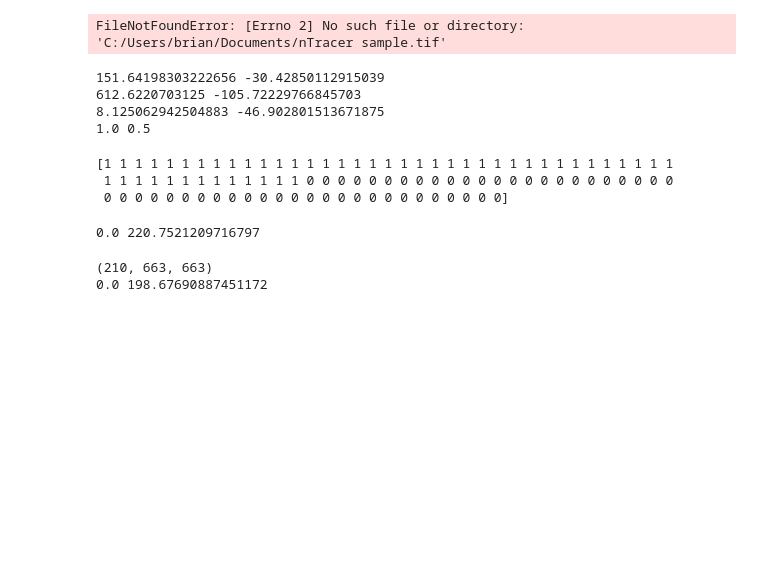
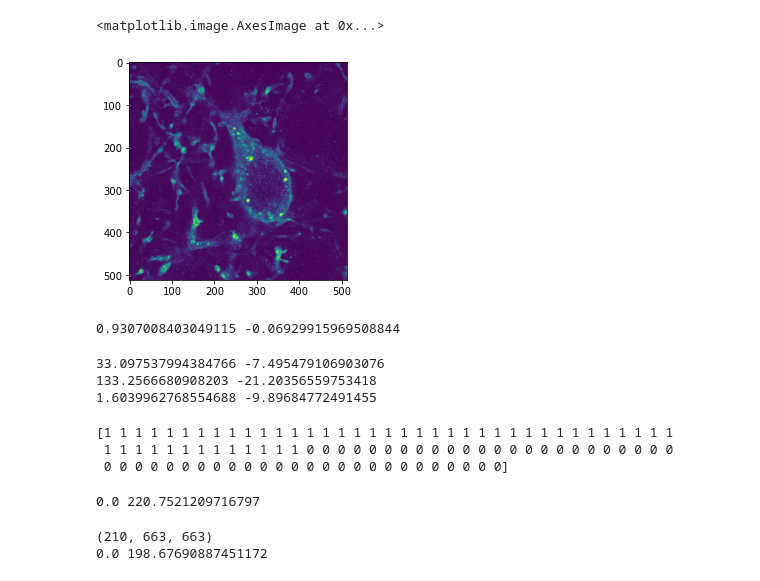
Before and after one commit to BrianTheAbyssGazer/Neuron-Reconstruction, a Jupyter notebook: segmentation.ipynb, the cells around one changed output. Saved outputs shown, nothing was run; the diff lists cells and outputs as text; code cells hidden in the pictures; blank space fills up the shorter version.

```diff
--- a/segmentation.ipynb
+++ b/segmentation.ipynb
@@ -74,30 +74,19 @@ class LayerGeneration:
         return np.einsum('kij->ijk', weight*255)-np.mean(weight)
 
 
-    def GenerateDotPattern(radius):
-        weight = np.zeros([FRAME_SIZE,FRAME_SIZE])
-        for i in range(FRAME_SIZE):
-            for j in range(FRAME_SIZE):
-                if ((i - HALF_SIZE) ^ 2 + (j - HALF_SIZE) ^ 2 < radius ^ 2):
-                    weight[i,j] = 1
-                else:
-                    weight[i,j] = 0
-        return weight - np.mean(weight)
-
-
 def ReadDataFromTif(nframes, h, w):
     img_r = np.zeros((h, w, nframes))
     img_g = np.zeros((h, w, nframes))
     img_b = np.zeros((h, w, nframes))
     img_a = np.zeros((h, w, nframes))
-    for i in range(nframes - 1):
-        img.seek(i*4+1)
+    for i in range(nframes):
+        img.seek(i*4)
         img_r[:, :, i] = np.array(img)
+        img.seek(i * 4 + 1)
+        img_g[:, :, i] = np.array(img)
         img.seek(i * 4 + 2)
-        img_g[:, :, i] = np.array(img)
+        img_b[:, :, i] = np.array(img)
         img.seek(i * 4 + 3)
-        img_b[:, :, i] = np.array(img)
-        img.seek(i * 4 + 4)
         img_a[:, :, i] = np.array(img)
     img_rgba = np.max(np.stack([img_r, img_g, img_b, img_a]), axis=0)
     return img_rgba
@@ -113,35 +102,36 @@ def Read1FrameFromTif(nframes, h, w):
     img_a = np.array(img)
     img_rgba = np.max(np.stack([img_r, img_g, img_b, img_a]), axis=0)
     return img_rgba
 
 def Layer1TorchConv(image,pattern,normalization):
     #image = np.einsum('ijk->kij', image)
-    pattern_tensor = torch.zeros(pattern_distance_map.shape[0], 1, FRAME_SIZE, FRAME_SIZE)
-    pattern_tensor[:,0,:,:] = torch.from_numpy(pattern_distance_map)
+    torch.cuda.empty_cache()
+    pattern_tensor = torch.zeros(pattern.shape[0], 1, FRAME_SIZE, FRAME_SIZE)
+    pattern_tensor[:,0,:,:] = torch.from_numpy(pattern)
     image_tensor = torch.zeros(1,1,h,w)
     image_tensor[0,0,:,:] = torch.from_numpy(image)
     sigmoid_f = torch.nn.Sigmoid()
-    image_tensor = sigmoid_f(image_tensor*2)*0.5
-    torch.cuda.empty_cache()
+    image_tensor = (sigmoid_f(image_tensor*2)-0.5)*0.5
     layer1 = torch.nn.Conv2d(1, pattern_tensor.size(dim=0), (FRAME_SIZE, FRAME_SIZE))
     layer1.load_state_dict({'weight': pattern_tensor}, strict=False)
     image_tensor=torch.nn.functional.pad(image_tensor, tuple((HALF_SIZE, HALF_SIZE, HALF_SIZE, HALF_SIZE)))
     out_layer1=layer1(image_tensor)
     if(normalization==True):
         pooling=torch.nn.AvgPool2d(FRAME_SIZE,stride=1)
         normalization_map = pooling(image_tensor)
         #print(normalization_map.size(),out_layer1.size())
         for kernal_frame in range(out_layer1.size()[1]):
             out_layer1[:,kernal_frame,:,:] = out_layer1[:,kernal_frame,:,:] - normalization_map * torch.sum(pattern_tensor[kernal_frame,:,:,:])
     out_layer1=torch.max(out_layer1,1).values
     return out_layer1.detach().numpy()
 
 img = Image.open('C:/Users/brian/Documents/nTracer sample.tif')
 h, w = np.shape(img)
 nframes = int(img.n_frames/4)
 image=Read1FrameFromTif(72,h,w)
 image=image-np.min(image)-(np.max(image)-np.min(image))/2
 fig=plt.figure()
 plt.imshow(image)
 # %% [output]
-FileNotFoundError: [Errno 2] No such file or directory: 'C:/Users/brian/Documents/nTracer sample.tif'
+<matplotlib.image.AxesImage at 0x...>
+[figure, added]
@@ -169,3 +138,26 @@ for frame in range(image.shape[2]):
+# %%
+#pytorch convolution algorithm
+image=ReadDataFromTif(nframes,h,w)
+image=image-np.min(image)
+image=image/np.max(image)
+norm_offset=np.mean(image)
+image=image-norm_offset
+print(np.max(image),np.min(image))
+
+pattern_distance_map=np.zeros((20*CURVATURE_ITERATION,FRAME_SIZE,FRAME_SIZE))
+for curvature in range(CURVATURE_ITERATION):
+    for angle in range(20):
+        pattern_distance_map[angle + 20 * curvature, :, :] = LayerGeneration.GenerateTopLayerWeights(angle*0.314, curvature*CURVATURE_INCREMENT)-norm_offset
+#pd = ((int((Second_Layer_Kernel_Size-1)/2),int((Second_Layer_Kernel_Size-1)/2)),(int((Second_Layer_Kernel_Size-1)/2),int((Second_Layer_Kernel_Size-1)/2)),(int(Second_Layer_Kernel_Size/4),int(Second_Layer_Kernel_Size/4)))
+#image=np.pad(image,pd,mode='reflect')
+
+imsave('C:/Users/brian/Documents/Layer1_Pattern.tif',pattern_distance_map.astype(float))
+Layer1out = np.zeros((image.shape[2],3,image.shape[0]+1,image.shape[1]+1))
+for frame in range(image.shape[2]):
+    Layer1out_map = Layer1TorchConv(image[:,:,frame],pattern_distance_map,False)
+    Layer1out[frame,0,:,:]=Layer1out_map
+# %% [output]
+0.9307008403049115 -0.06929915969508844
 # %%
 pattern_foreground=np.ones((FRAME_SIZE,FRAME_SIZE))-norm_offset
 pattern_background=np.zeros((FRAME_SIZE,FRAME_SIZE))-norm_offset
@@ -182,7 +174,6 @@ for i in range(3):
 Layer1out[:,2,:,:]=Layer1out[:,2,:,:]*0.5
 Layer1out[:,0,:,:]=Layer1out[:,0,:,:]*0.9
 # %% [output]
-151.64198303222656 -30.42850112915039
-612.6220703125 -105.72229766845703
-8.125062942504883 -46.902801513671875
-1.0 0.5
+33.097537994384766 -7.495479106903076
+133.2566680908203 -21.20356559753418
+1.6039962768554688 -9.89684772491455
```
Also changed, not shown: parts of 3 cells of this notebook, 1 other file.
